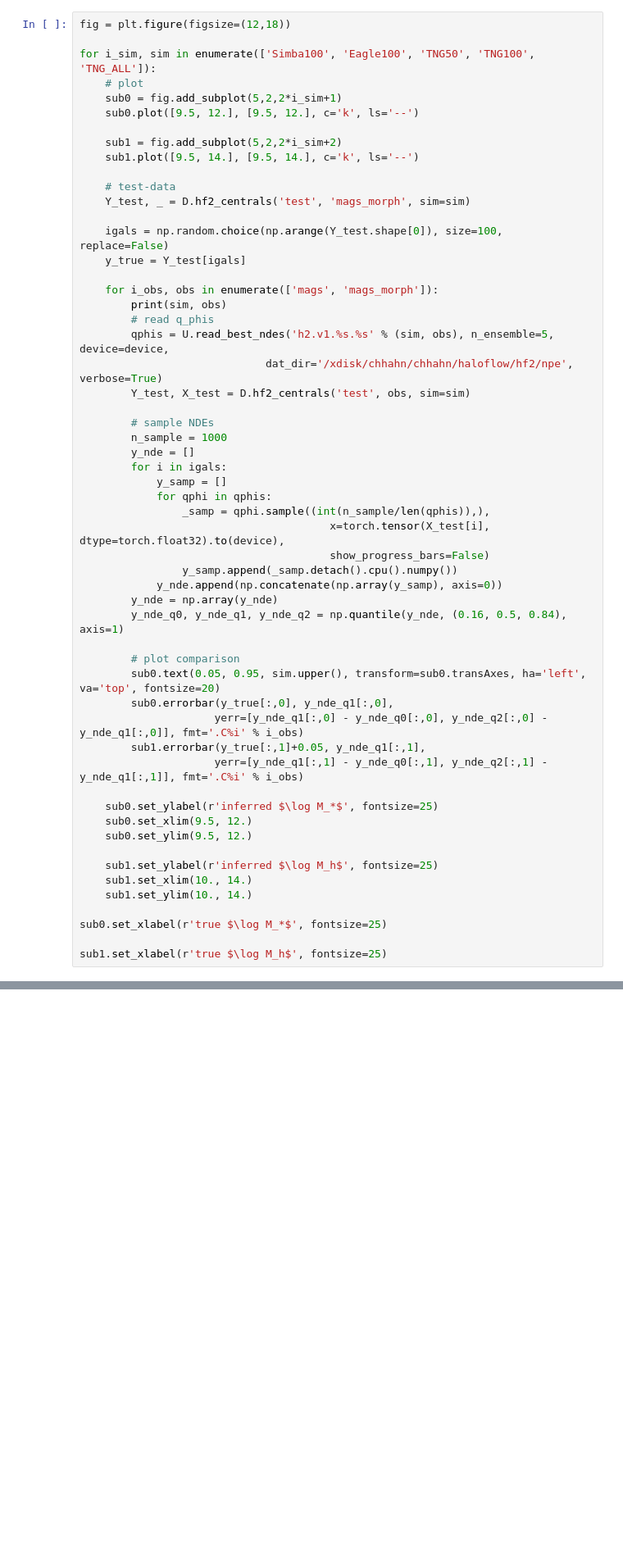
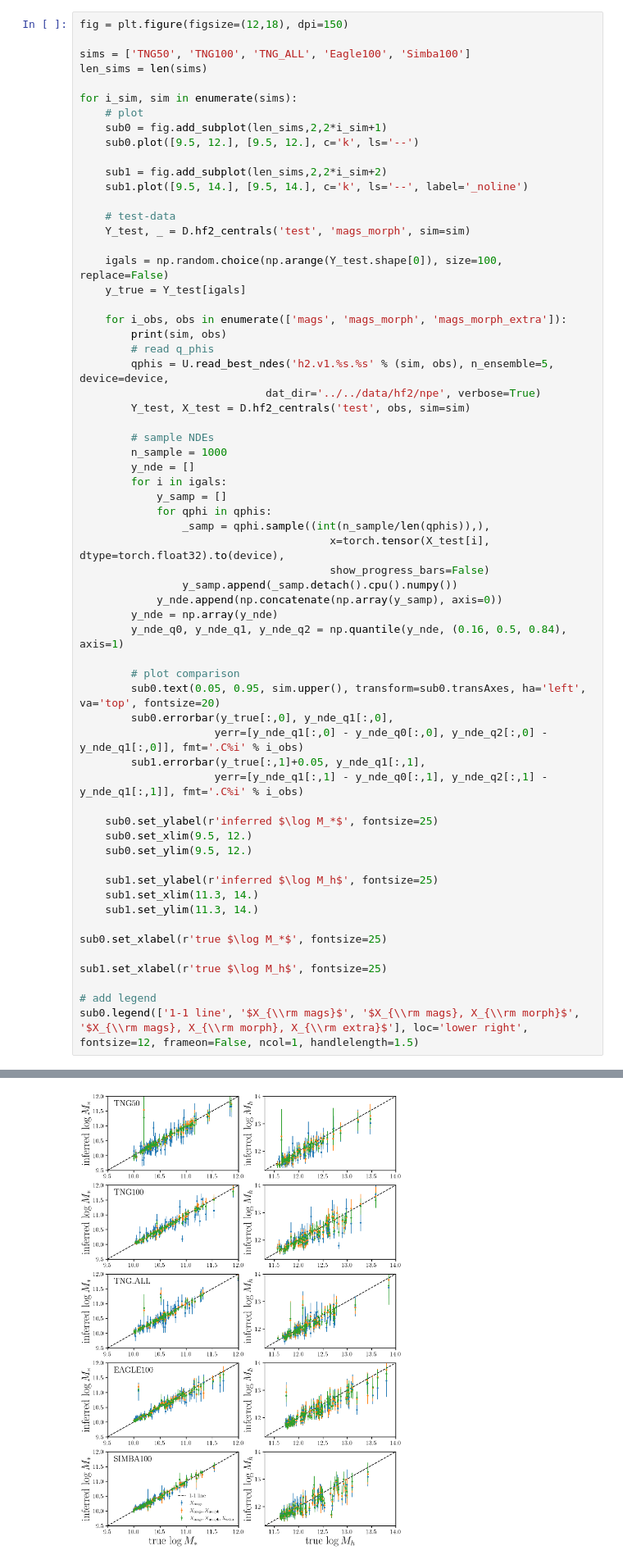
Before and after one commit to galactic-ai/haloflow, a Jupyter notebook: bin/npe/npe_valid1.ipynb, the cells around one changed output, grey strips where cells are left out. Shown at 82% size. Cells and saved outputs as stored; diff of their text form; blank space fills up the shorter version.

```diff
--- a/bin/npe/npe_valid1.ipynb
+++ b/bin/npe/npe_valid1.ipynb
@@ -28,15 +29,18 @@ else: device = 'cpu'
 # %% [markdown]
 ## read $q_\phi(Y\,|\,X)$
 # %%
-fig = plt.figure(figsize=(12,18))
+fig = plt.figure(figsize=(12,18), dpi=150)
 
-for i_sim, sim in enumerate(['Simba100', 'Eagle100', 'TNG50', 'TNG100', 'TNG_ALL']):
+sims = ['TNG50', 'TNG100', 'TNG_ALL', 'Eagle100', 'Simba100']
+len_sims = len(sims)
+
+for i_sim, sim in enumerate(sims):
     # plot
-    sub0 = fig.add_subplot(5,2,2*i_sim+1)
+    sub0 = fig.add_subplot(len_sims,2,2*i_sim+1)
     sub0.plot([9.5, 12.], [9.5, 12.], c='k', ls='--')
 
-    sub1 = fig.add_subplot(5,2,2*i_sim+2)
-    sub1.plot([9.5, 14.], [9.5, 14.], c='k', ls='--')
+    sub1 = fig.add_subplot(len_sims,2,2*i_sim+2)
+    sub1.plot([9.5, 14.], [9.5, 14.], c='k', ls='--', label='_noline')
 
     # test-data
     Y_test, _ = D.hf2_centrals('test', 'mags_morph', sim=sim)
@@ -44,11 +48,11 @@ for i_sim, sim in enumerate(['Simba100', 'Eagle100', 'TNG50', 'TNG100', 'TNG_ALL
     igals = np.random.choice(np.arange(Y_test.shape[0]), size=100, replace=False)
     y_true = Y_test[igals]
 
-    for i_obs, obs in enumerate(['mags', 'mags_morph']):
+    for i_obs, obs in enumerate(['mags', 'mags_morph', 'mags_morph_extra']):
         print(sim, obs)
         # read q_phis
         qphis = U.read_best_ndes('h2.v1.%s.%s' % (sim, obs), n_ensemble=5, device=device,
-                             dat_dir='/xdisk/chhahn/chhahn/haloflow/hf2/npe', verbose=True)
+                             dat_dir='../../data/hf2/npe', verbose=True)
         Y_test, X_test = D.hf2_centrals('test', obs, sim=sim)
 
         # sample NDEs
@@ -77,9 +81,13 @@ for i_sim, sim in enumerate(['Simba100', 'Eagle100', 'TNG50', 'TNG100', 'TNG_ALL
     sub0.set_ylim(9.5, 12.)
 
     sub1.set_ylabel(r'inferred $\log M_h$', fontsize=25)
-    sub1.set_xlim(10., 14.)
-    sub1.set_ylim(10., 14.)
+    sub1.set_xlim(11.3, 14.)
+    sub1.set_ylim(11.3, 14.)
 
 sub0.set_xlabel(r'true $\log M_*$', fontsize=25)
 
 sub1.set_xlabel(r'true $\log M_h$', fontsize=25)
+
+# add legend
+sub0.legend(['1-1 line', '$X_{\\rm mags}$', '$X_{\\rm mags}, X_{\\rm morph}$', '$X_{\\rm mags}, X_{\\rm morph}, X_{\\rm extra}$'], loc='lower right', fontsize=12, frameon=False, ncol=1, handlelength=1.5)
+# %% [output]
@@ -85,0 +112 @@ sub1.set_xlabel(r'true $\log M_h$', fontsize=25)
+[figure, added]
```
Also changed, not shown: parts of 2 cells of this notebook, 3 other files.
